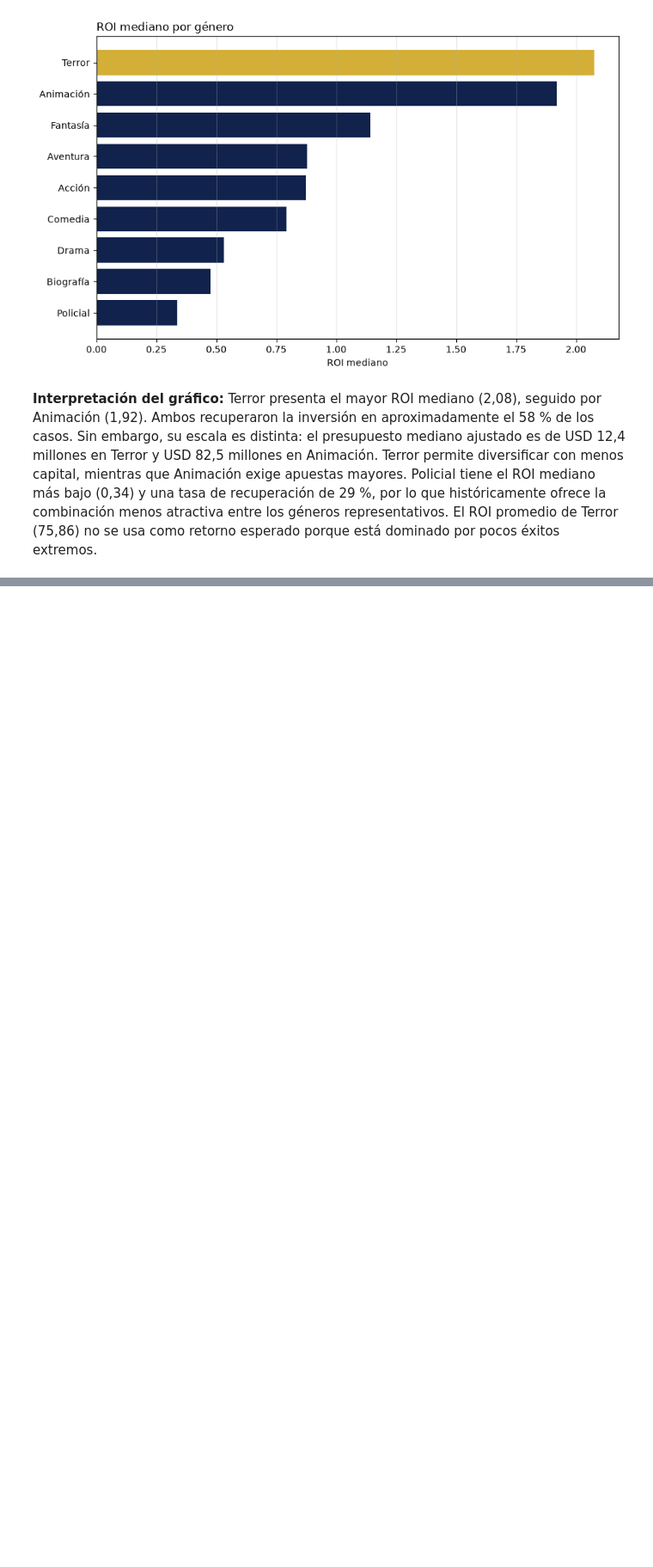
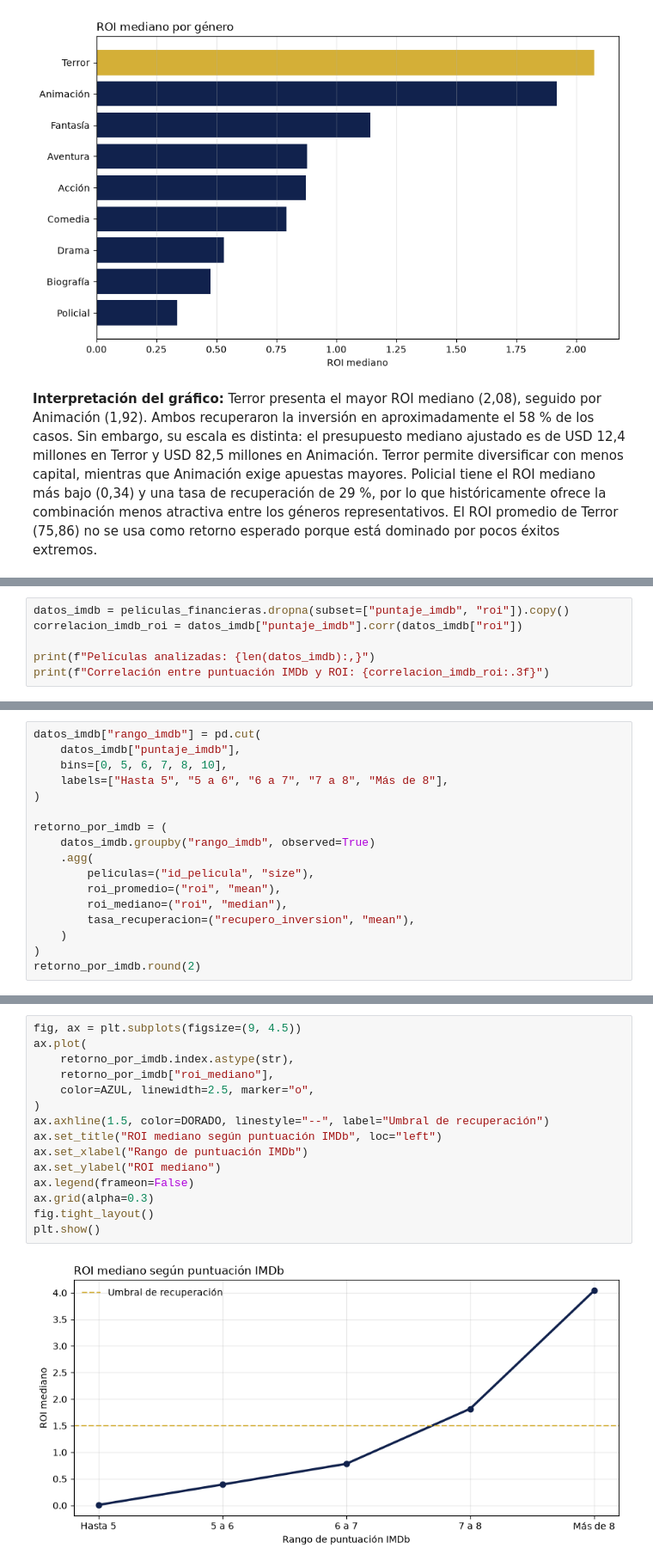
Before and after one commit to alvareezvicente-code/Vicente-Alvarez-programacion-analitica-2, a Jupyter notebook: notebooks/analisis.ipynb, the cells around one changed output, grey strips where cells are left out. Shown at 86% size. Saved outputs shown, nothing was run; the diff lists cells and outputs as text; blank space fills up the shorter version.

Commit message:
Analizar relacion entre IMDb y retorno

```diff
--- a/notebooks/analisis.ipynb
+++ b/notebooks/analisis.ipynb
@@ -1424,0 +1429,6 @@ plt.show()
+# %%
+datos_imdb = peliculas_financieras.dropna(subset=["puntaje_imdb", "roi"]).copy()
+correlacion_imdb_roi = datos_imdb["puntaje_imdb"].corr(datos_imdb["roi"])
+
+print(f"Películas analizadas: {len(datos_imdb):,}")
+print(f"Correlación entre puntuación IMDb y ROI: {correlacion_imdb_roi:.3f}")
@@ -1424,0 +1438,17 @@ plt.show()
+# %%
+datos_imdb["rango_imdb"] = pd.cut(
+    datos_imdb["puntaje_imdb"],
+    bins=[0, 5, 6, 7, 8, 10],
+    labels=["Hasta 5", "5 a 6", "6 a 7", "7 a 8", "Más de 8"],
+)
+
+retorno_por_imdb = (
+    datos_imdb.groupby("rango_imdb", observed=True)
+    .agg(
+        peliculas=("id_pelicula", "size"),
+        roi_promedio=("roi", "mean"),
+        roi_mediano=("roi", "median"),
+        tasa_recuperacion=("recupero_inversion", "mean"),
+    )
+)
+retorno_por_imdb.round(2)
@@ -1424,0 +1463,17 @@ plt.show()
+# %%
+fig, ax = plt.subplots(figsize=(9, 4.5))
+ax.plot(
+    retorno_por_imdb.index.astype(str),
+    retorno_por_imdb["roi_mediano"],
+    color=AZUL, linewidth=2.5, marker="o",
+)
+ax.axhline(1.5, color=DORADO, linestyle="--", label="Umbral de recuperación")
+ax.set_title("ROI mediano según puntuación IMDb", loc="left")
+ax.set_xlabel("Rango de puntuación IMDb")
+ax.set_ylabel("ROI mediano")
+ax.legend(frameon=False)
+ax.grid(alpha=0.3)
+fig.tight_layout()
+plt.show()
+# %% [output]
+[figure, added]
```
Also changed, not shown: parts of 4 cells of this notebook.
